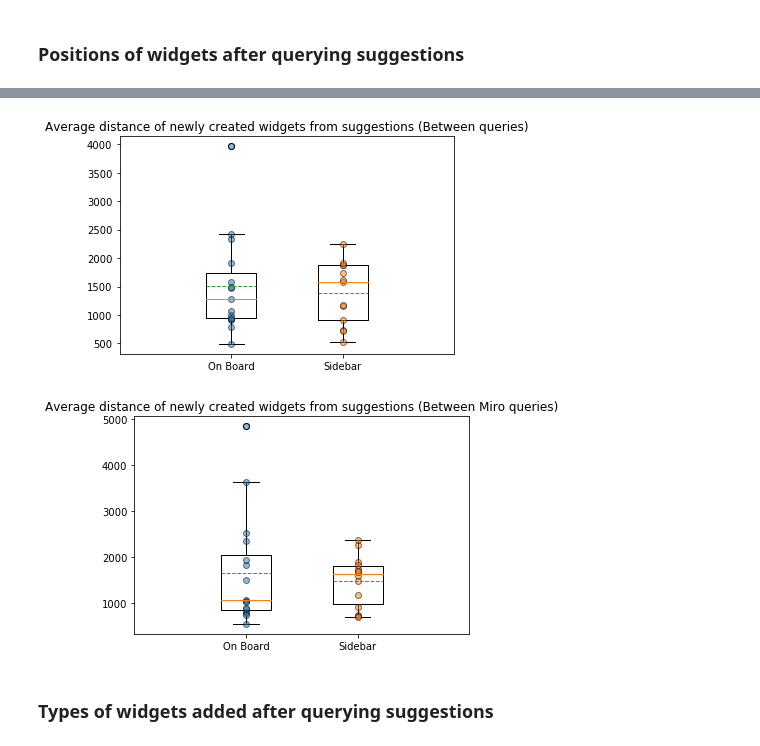
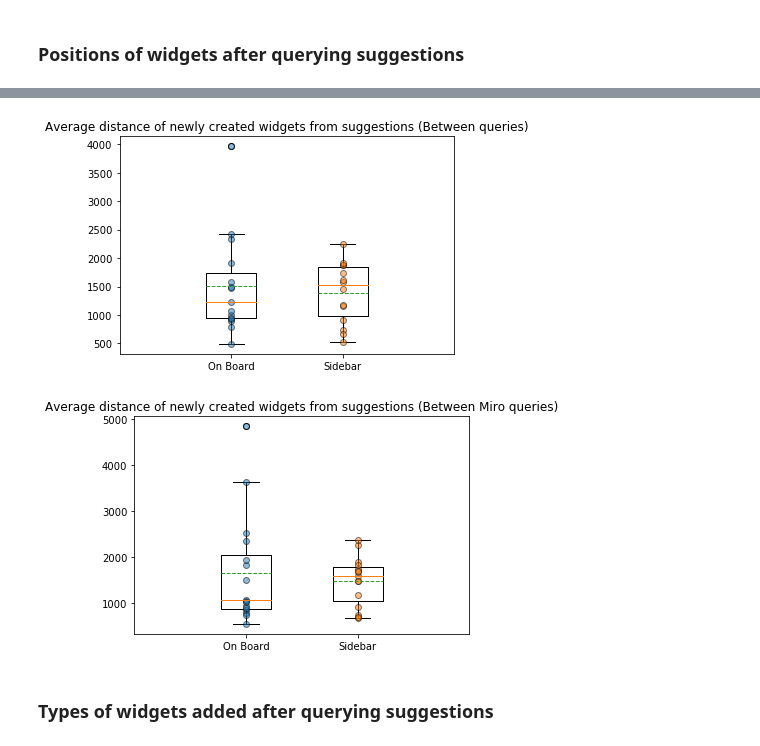
Before and after one commit to creativecolab/IntegratedSearch, a Jupyter notebook: DataAnalysis/DataCollection.ipynb, the cells around one changed output, grey strips where cells are left out. Drawn from its saved outputs; the diff is of its cells as text; code cells hidden in the pictures.

```diff
--- a/DataAnalysis/DataCollection.ipynb
+++ b/DataAnalysis/DataCollection.ipynb
@@ -695,6 +811,9 @@ ShapiroResult(statistic=0.9123750925064087, pvalue=0.4522051513195038)
 BartlettResult(statistic=1.9576186608355282, pvalue=0.16176822752589193)
 LeveneResult(statistic=2.608695652173913, pvalue=0.13735257071320003)
 Ttest_indResult(statistic=0.750586625040802, pvalue=0.47019420700888015)
+# %%
+suggestion_df_joined[['opened', 'suggestionsQueried', 'studyType','boardId', 'grouping']].pivot_table(index=['studyType','boardId'], columns='grouping', aggfunc='sum')
+aggTotalBoard=aggTotalBoard.join(suggestion_df_joined[['opened', 'suggestionsQueried', 'studyType','boardId', 'grouping']].pivot_table(index=['studyType','boardId'], columns='grouping', aggfunc='sum')['suggestionsQueried']).fillna(0)
 # %% [markdown]
 ## Timeline visualization using test board
 # %%
@@ -1059,3 +1196,8 @@ ax.set_title('Widget Count')
 plt.show()
 # %% [output]
 [figure]
+# %%
+aggTotalBoard=aggTotalBoard.droplevel('studyType')
+aggTotalBoard=presentBoards[['boardId','content', 'wordTotal','widgetCount']].join(aggTotalBoard, on='boardId', how='inner')
+aggTotalBoard=aggTotalBoard.set_index('boardId')
+aggTotalBoard
@@ -1171,6 +1332,7 @@ widgets_df
 # %%
 for boardId in boardInfo.index:
     for key, item in browser_df_joined[(browser_df_joined['boardId']==boardId) & (browser_df_joined['clickedFromMiro']==1)].iterrows():
+#         print(item['query'])
         relevantSuggestions = suggestion_df_joined[suggestion_df_joined['boardId']==boardId]
         relevantSuggestions=relevantSuggestions[relevantSuggestions['suggestionsQueried']==1]
 #         if 'Vaccine transportation' not in item.query:
@@ -1188,13 +1350,12 @@ for boardId in boardInfo.index:
         if len(relevantSuggestions)>0:
             widgettypes=[]
             relevantSuggestions = relevantSuggestions.sort_values('lastUpdated').iloc[0]
-            #print(relevantSuggestions)
+#             print(relevantSuggestions)
             parentWidgetA = widgets_df[widgets_df['id']==relevantSuggestions['parentIdA']]
+#             print(parentWidgetA)
             parentWidgetA['timestamp'] = pd.to_datetime(parentWidgetA['timestamp'])
             parentWidgetA = parentWidgetA[parentWidgetA['timestamp']<item.timestamp]
-#             print(relevantSuggestions['parentIdB'] in widgets_df['id'])
             parentWidgetB=widgets_df[widgets_df['id']==relevantSuggestions['parentIdB']]
-#             print(relevantSuggestions['parentIdB'])
             parentWidgetB['timestamp'] = pd.to_datetime(parentWidgetB['timestamp'])
             parentWidgetB = parentWidgetB[parentWidgetB['timestamp']<item.timestamp]
             widgetPosition=None
@@ -1227,10 +1388,18 @@ for boardId in boardInfo.index:
                 #browser_df_joined.at[key, 'parentWidgetAType']=parentWidgetA.type
                 #browser_df_joined.at[key, 'parentWidgetABounds']=parentWidgetA.bounds
 
-#         else:
-#             print(item['addedWidgets'])
+            else:
+                parentWidgetA = widgets_df[widgets_df['id']==relevantSuggestions['parentIdA']]
+                parentWidgetA['timestamp'] = pd.to_datetime(parentWidgetA['timestamp'])
+                parentWidgetA=parentWidgetA.sort_values('timestamp',ascending=False).iloc[0]
+                widgettypes.append(parentWidgetA.type)
+                bounds = eval(parentWidgetA.bounds)
+                widgetPosition = {'x': bounds['x'], 'y':bounds['y']}
+                browser_df_joined.at[key, 'parentWidgetTypes']=widgettypes
+                browser_df_joined.at[key, 'positionX']=widgetPosition['x']
+                browser_df_joined.at[key, 'positionY']=widgetPosition['y']
 
-browser_df_joined[browser_df_joined['boardId']=='o9J_lwj9wsM=']
+browser_df_joined[browser_df_joined['boardId']=='o9J_lth3zkI=']
 # %% [output]
 A value is trying to be set on a copy of a slice from a DataFrame.
 Try using .loc[row_indexer,col_indexer] = value instead
@@ -1266,12 +1445,14 @@ for boardId in boardInfo.index:
     webpageboard_df=webpage_df[webpage_df['boardId']==boardId]
     webpageboard_df['timestamp'] = pd.to_datetime(webpageboard_df['timestamp'])
     for key, item in browser_df_joined[browser_df_joined['boardId']==boardId].iterrows():
+        #print(item)
         suggIntervalActivity = board_df[(board_df['timestamp']<item.timeIntervalEnd) & (board_df['timestamp']>=item.timestamp)]
         webpageIntervalActivity = webpageboard_df[(webpageboard_df['timestamp']<item.timeIntervalEnd) & (webpageboard_df['timestamp']>=item.timestamp)]
-        positionX = item['positionX']
-        positionY = item['positionY']
+        positionX = item['positionX'] if 'positionX' in item else None
+        positionY = item['positionY'] if 'positionY' in item else None
         totalDistance=None
         numOfWidgets=None
+#         print(item)
         if item['clickedFromMiro']==1 and item['addedWidgets']==0:
             totalDistance=0
             numOfWidgets=0
@@ -1428,20 +1610,21 @@ ax.set_xticklabels(['On Board', 'Sidebar'])
 ax.set_title('Average distance of newly created widgets from suggestions (Between queries)')
 plt.show()
 # %% [output]
-[figure, old version]
+[figure, new version]
 # %%
 f, ax = plt.subplots()
 ax.boxplot(miroQueries_df[miroQueries_df['studyType']=='On Board'].groupby('boardId')['averageDistance'].mean().dropna(),positions=[1/3], showmeans=True, meanline=True)
 ax.boxplot(miroQueries_df[miroQueries_df['studyType']=='Sidebar'].groupby('boardId')['averageDistance'].mean().dropna(),positions=[2/3], showmeans=True, meanline=True)
 ax.plot([1/3  for x in range(len(miroQueries_df[miroQueries_df['studyType']=='On Board'].groupby('boardId')['averageDistance'].mean()))], miroQueries_df[miroQueries_df['studyType']=='On Board'].groupby('boardId')['averageDistance'].mean(), 'o', markeredgecolor='k', alpha=0.5)
 ax.plot([2/3 for x in range(len(miroQueries_df[miroQueries_df['studyType']=='Sidebar'].groupby('boardId')['averageDistance'].mean()))], miroQueries_df[miroQueries_df['studyType']=='Sidebar'].groupby('boardId')['averageDistance'].mean(), 'o', markeredgecolor='k', alpha=0.5)
 plt.xlim([0, 1])
 ax.set_xticks([1/3, 2/3])
 ax.set_xticklabels(['On Board', 'Sidebar'])
 ax.set_title('Average distance of newly created widgets from suggestions (Between Miro queries)')
 plt.show()
+aggTotalBoard=aggTotalBoard.join(miroQueries_df.groupby('boardId')['averageDistance'].mean().dropna())
 # %% [output]
-[figure, old version]
+[figure, new version]
 # %% [markdown]
 ### Types of widgets added after querying suggestions
 # %%
```
Also changed, not shown: parts of 20 cells of this notebook, 1 other file.
